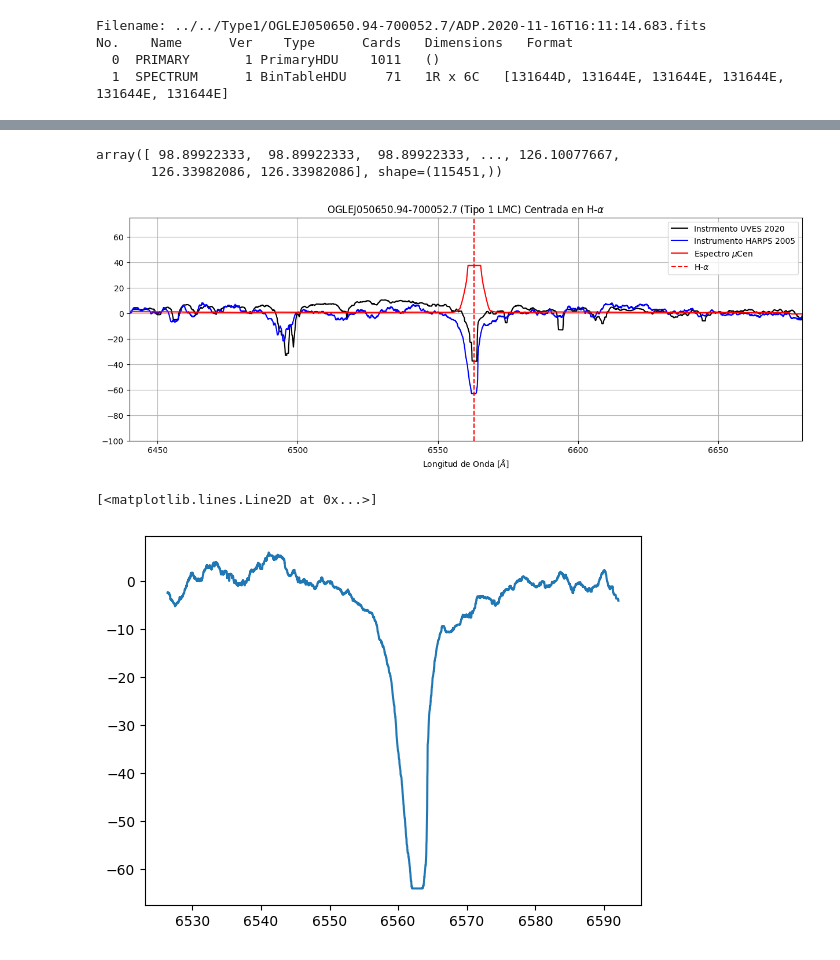
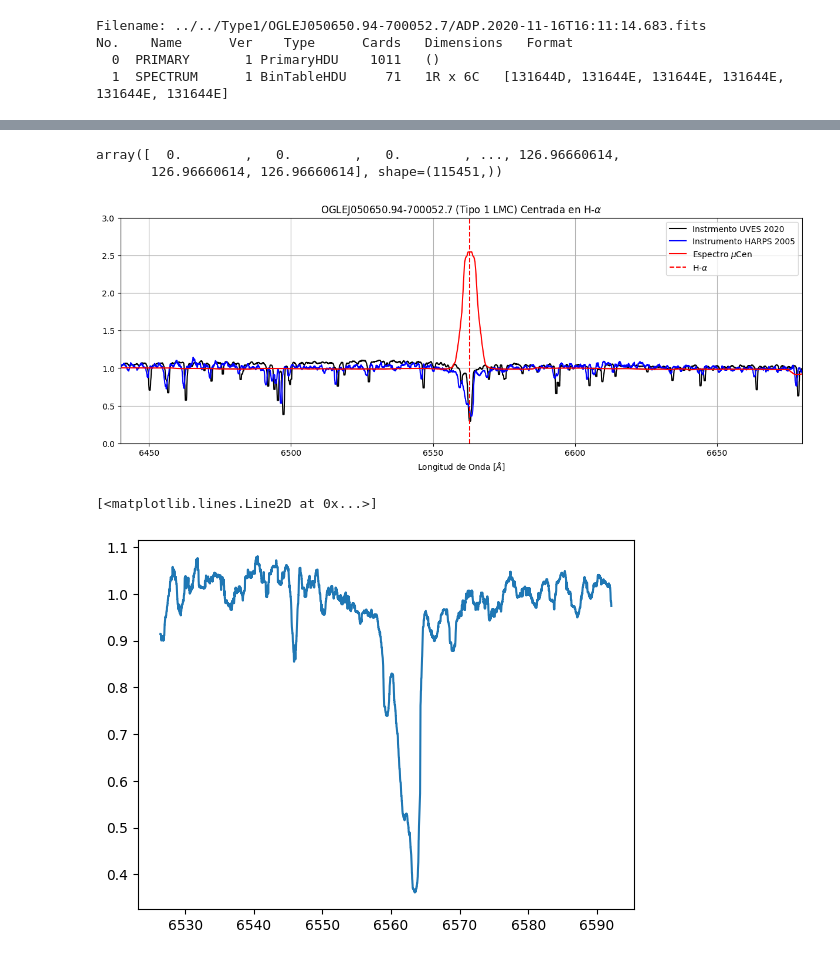
Before and after one commit to lsperezm/Be_Metallicity, a Jupyter notebook: DataRaw/LMC/Type1/OGLEJ050650.94-700052.7/OGLEJ050650.94-700052.7.ipynb, the cells around one changed output, grey strips where cells are left out. Drawn from its saved outputs; the diff is of its cells as text; code cells hidden in the pictures.

```diff
--- a/DataRaw/LMC/Type1/OGLEJ050650.94-700052.7/OGLEJ050650.94-700052.7.ipynb
+++ b/DataRaw/LMC/Type1/OGLEJ050650.94-700052.7/OGLEJ050650.94-700052.7.ipynb
@@ -28,7 +53,7 @@ harps=fits.getdata(harps)
 # %%
 #UVES
 xd_new=xd['FLUX'][0][4145:-1719].tolist()
-xd_filt=median_filter(xd_new,200)
+xd_filt=median_filter(xd_new,50)
 lam = xd['WAVE'][0][4145:-1719]
 
 mask_alpha=np.abs(6562.8-lam)>40
@@ -38,7 +63,7 @@ mask=mask_alpha&mask_beta&mask_gamma
 
 #HARPS
 xdH_new=harps['FLUX'][0][4145:-1719].tolist()
-xdH_filt=median_filter(xdH_new,450)
+xdH_filt=median_filter(xdH_new,100)
 lamH = harps['WAVE'][0][4145:-1719]
 
 mask_alphaH=np.abs(6562.8-lamH)>40
@@ -49,7 +74,7 @@ maskH=mask_alphaH&mask_betaH&mask_gammaH
 
 #MuCen
 cent_new=cent['FLUX'][0][4145:-1719].tolist()
-cent_filt=median_filter(cent_new,300)
+cent_filt=median_filter(cent_new,150)
 lamc = cent['WAVE'][0][4145:-1719]
 
 mask_alphac=np.abs(6562.8-lamc)>40
@@ -62,32 +87,32 @@ modeloH = fitter(models.Chebyshev1D(25),lamH[maskH],xdH_filt[maskH])
 modeloc = fitter(models.Chebyshev1D(25),lamc[maskc],cent_filt[maskc])
 xd_filt[mask]
 # %% [output]
-array([ 98.89922333,  98.89922333,  98.89922333, ..., 126.10077667,
-       126.33982086, 126.33982086], shape=(115451,))
+array([  0.        ,   0.        ,   0.        , ..., 126.96660614,
+       126.96660614, 126.96660614], shape=(115451,))
 # %%
 plt.figure(figsize=(15,5))
-plt.plot(lam-5,xd_filt-modelo(lam)+1, color='black', label='Instrmento UVES 2020')
-plt.plot(lamH-5,xdH_filt-modeloH(lamH)+1, color='blue', label='Instrumento HARPS 2005')
-plt.plot(lamc,(cent_filt-modeloc(lamc))*10+1,color='red', label=r'Espectro $\mu$Cen')
+plt.plot(lam-5,xd_filt/modelo(lam), color='black', label='Instrmento UVES 2020')
+plt.plot(lamH-5,xdH_filt/modeloH(lamH), color='blue', label='Instrumento HARPS 2005')
+plt.plot(lamc,(cent_filt/modeloc(lamc)),color='red', label=r'Espectro $\mu$Cen')
 
-plt.ylim(-100,75)
+plt.ylim(0,3)
 plt.xlim(6440,6680)#H-alpha
 plt.axvline(x=6562.8, color='r', linestyle='--', label=r'H-$\alpha$ ')
 plt.xlabel(r'Longitud de Onda [$\AA$]')
 plt.legend()
 plt.title(r'OGLEJ050650.94-700052.7 (Tipo 1 LMC) Centrada en H-$\alpha$')
 plt.margins(x=0)
 plt.grid(True)
 plt.savefig('harps_uves_type1LMC')
 # %% [output]
-[figure, old version]
+[figure, new version]
 # %%
 xU=(lam-5).tolist()[110540:-12849]
-yU=(xd_filt-modelo(lam)).tolist()[110540:-12849]
+yU=(xd_filt/modelo(lam)).tolist()[110540:-12849]
 xH=(lamH-5).tolist()[270840:-29849]
-yH=(xdH_filt-modeloH(lamH)).tolist()[270840:-29849]
+yH=(xdH_filt/modeloH(lamH)).tolist()[270840:-29849]
 
 plt.plot(xH,yH)
 # %% [output]
 [<matplotlib.lines.Line2D at 0x...>]
-[figure, old version]
+[figure, new version]
```
Also changed, not shown: parts of 6 cells of this notebook, 11 other files.
